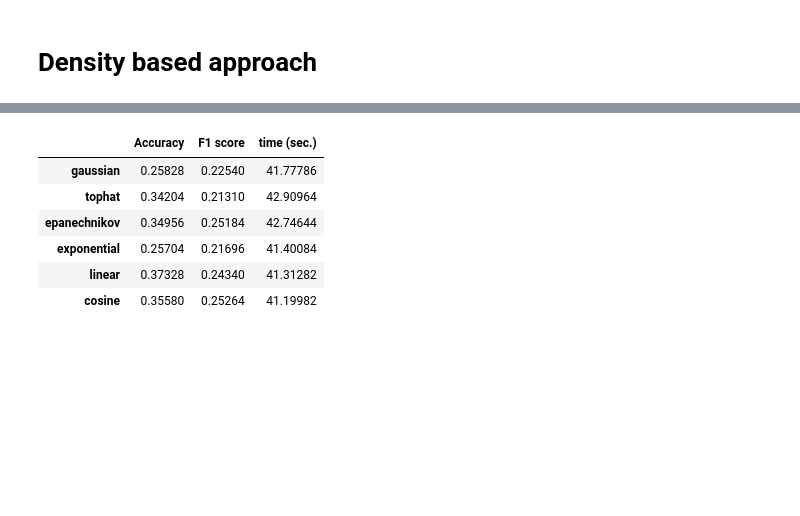
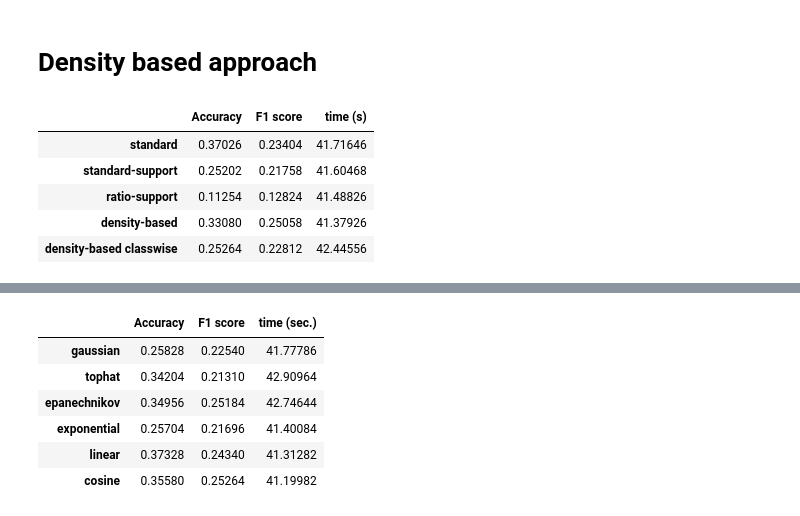
Before and after one commit to AndrewDiv/FCALC, a Jupyter notebook: exmp.ipynb, the cells around one changed output, grey strips where cells are left out. Saved outputs shown, nothing was run; the diff lists cells and outputs as text; code cells hidden in the pictures; blank space fills up the shorter version.

```diff
--- a/exmp.ipynb
+++ b/exmp.ipynb
@@ -179,13 +173,25 @@ winered_results = model_test_CV(X_train,y_train,method="density-based",kde_class
 # %%
+X_train = winered_df.drop("quality",axis=1).values
+y_train = winered_df["quality"].values
 methods = ["standard", "standard-support", "ratio-support", "density-based"]
 result = []
 for m in methods:
-    res = model_test_CV(X_train,y_train,method=m)
+    res = model_test_CV(X_train,y_train,method=m, scale_density=False)
     result.append(res.loc["mean"].values)
 result=pd.DataFrame(result, index=methods,columns=["Accuracy","F1 score", "time (s)"])
-result.loc["density-based classwise"] = winered_results.loc["mean"]
+result.loc["density-based classwise"] = model_test_CV(X_train,y_train,
+                                                      method="density-based",
+                                                      kde_classwise=True,
+                                                      scale_density=False).loc["mean"]
 display(result)
 result.to_csv("D:/University/masters thesis/csv results/red_wine_res.csv")
+# %% [output]
+|  | Accuracy | F1 score | time (s) |
+| standard | 0.37026 | 0.23404 | 41.71646 |
+| standard-support | 0.25202 | 0.21758 | 41.60468 |
+| ratio-support | 0.11254 | 0.12824 | 41.48826 |
+| density-based | 0.33080 | 0.25058 | 41.37926 |
+| density-based classwise | 0.25264 | 0.22812 | 42.44556 |
 # %%
 df = pd.read_csv('data_sets/iris.data', names=['sepal_length',	'sepal_width',	'petal_length',	'petal_width','species'])
 le = LabelEncoder(); le.fit(df["species"].values)
```
Also changed, not shown: parts of 3 cells of this notebook.
